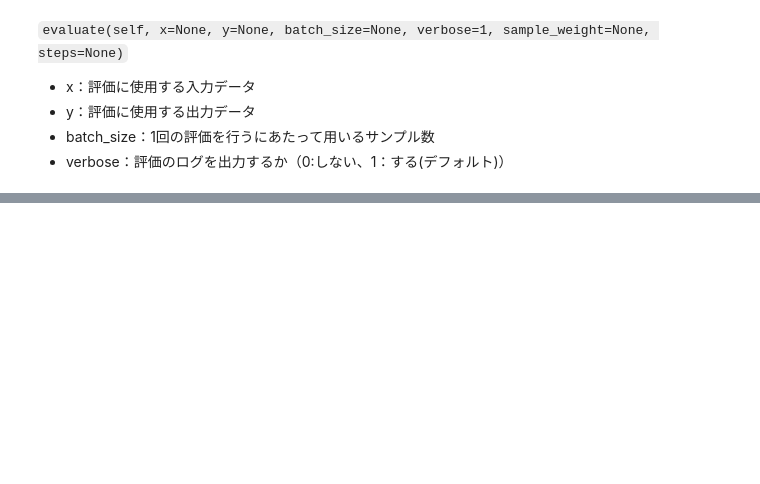
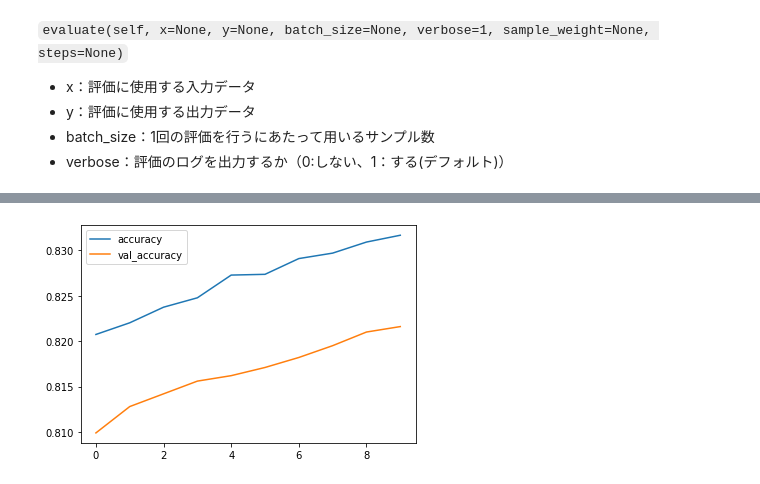
Before and after one commit to Strix9289/Introduction-of-Deep-Learning, a Jupyter notebook: Classification.ipynb, the cells around one changed output, grey strips where cells are left out. Saved outputs shown, nothing was run; the diff lists cells and outputs as text; code cells hidden in the pictures; blank space fills up the shorter version.

```diff
--- a/Classification.ipynb
+++ b/Classification.ipynb
@@ -223,0 +235,5 @@ model.summary()
+# %%
+# 正解率
+result[['accuracy', 'val_accuracy']].plot();
+# %% [output]
+[figure, added]
```
Also changed, not shown: parts of 6 cells of this notebook.
